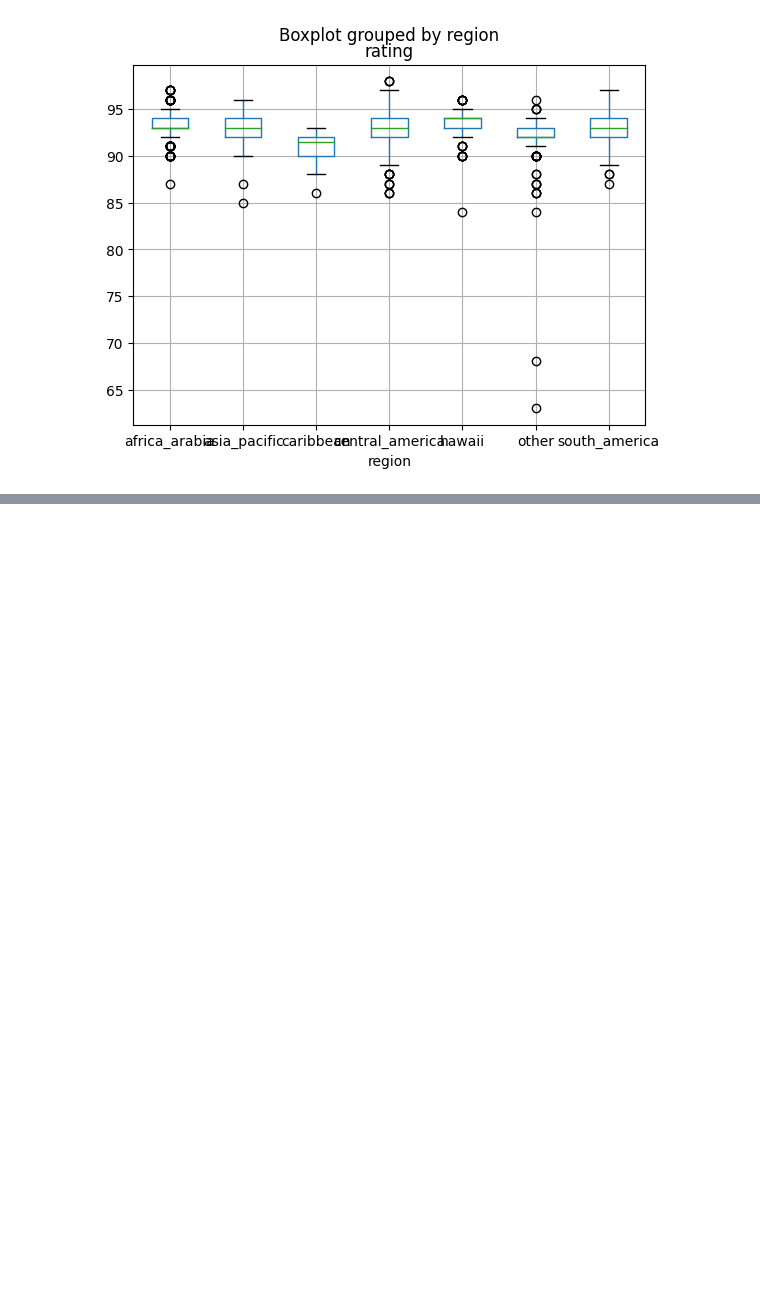
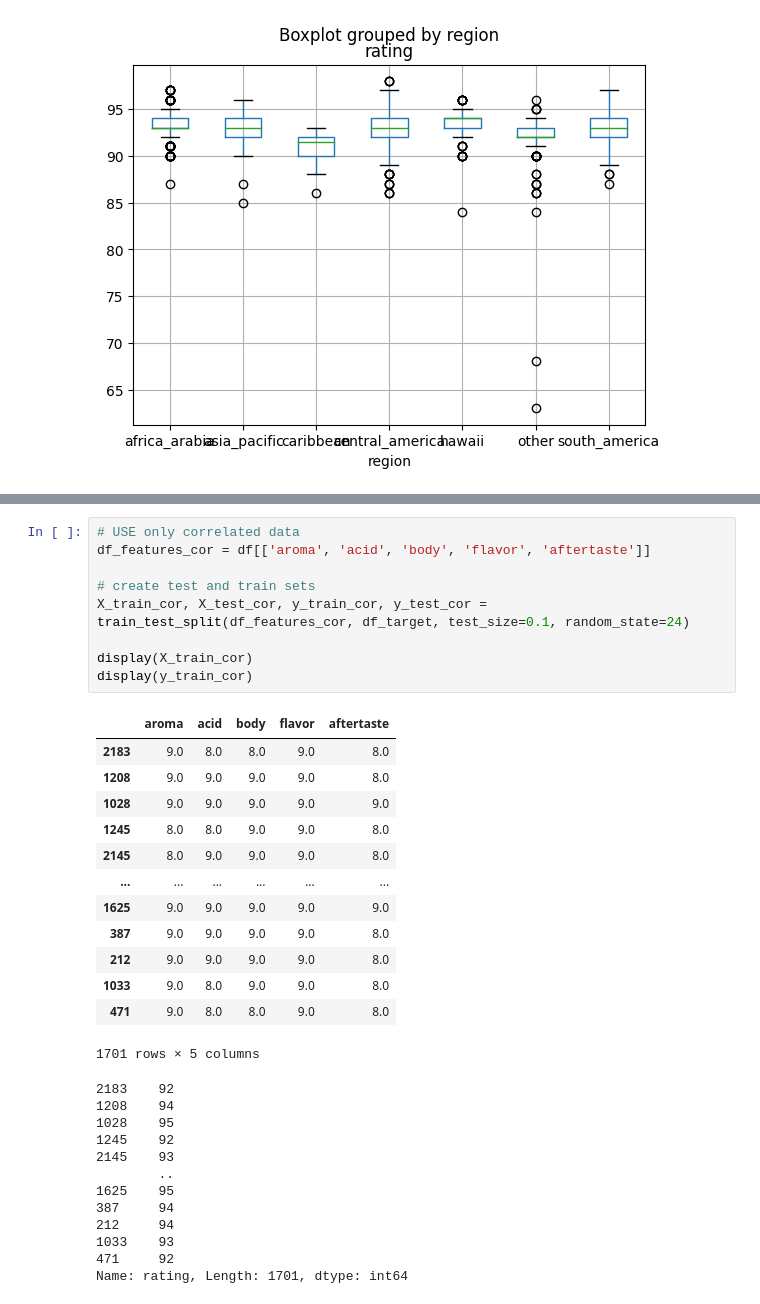
Before and after one commit to DATA-606-SPRING-2023-TUE/nicholas_data606, a Jupyter notebook: src/Regression.ipynb, the cells around one changed output, grey strips where cells are left out. Saved outputs shown, nothing was run; the diff lists cells and outputs as text; blank space fills up the shorter version.

```diff
--- a/src/Regression.ipynb
+++ b/src/Regression.ipynb
@@ -55,0 +142,35 @@ X_train, X_test, y_train, y_test = train_test_split(X, y, test_size=0.1, random_
+# %%
+# USE only correlated data
+df_features_cor = df[['aroma', 'acid', 'body', 'flavor', 'aftertaste']]
+
+# create test and train sets
+X_train_cor, X_test_cor, y_train_cor, y_test_cor = train_test_split(df_features_cor, df_target, test_size=0.1, random_state=24)
+
+display(X_train_cor)
+display(y_train_cor)
+# %% [output]
+|  | aroma | acid | body | flavor | aftertaste |
+| 2183 | 9.0 | 8.0 | 8.0 | 9.0 | 8.0 |
+| 1208 | 9.0 | 9.0 | 9.0 | 9.0 | 8.0 |
+| 1028 | 9.0 | 9.0 | 9.0 | 9.0 | 9.0 |
+| 1245 | 8.0 | 8.0 | 9.0 | 9.0 | 8.0 |
+| 2145 | 8.0 | 9.0 | 9.0 | 9.0 | 8.0 |
+| ... | ... | ... | ... | ... | ... |
+| 1625 | 9.0 | 9.0 | 9.0 | 9.0 | 9.0 |
+| 387 | 9.0 | 9.0 | 9.0 | 9.0 | 8.0 |
+| 212 | 9.0 | 9.0 | 9.0 | 9.0 | 8.0 |
+| 1033 | 9.0 | 8.0 | 9.0 | 9.0 | 8.0 |
+| 471 | 9.0 | 8.0 | 8.0 | 9.0 | 8.0 |
+1701 rows × 5 columns
+2183    92
+1208    94
+1028    95
+1245    92
+2145    93
+        ..
+1625    95
+387     94
+212     94
+1033    93
+471     92
+Name: rating, Length: 1701, dtype: int64
```
Also changed, not shown: parts of 15 cells of this notebook.
